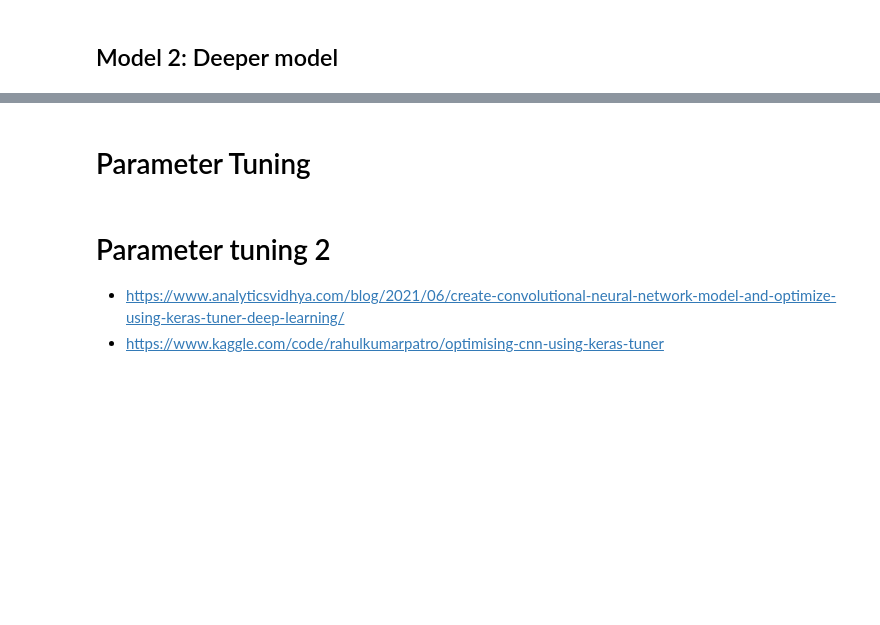
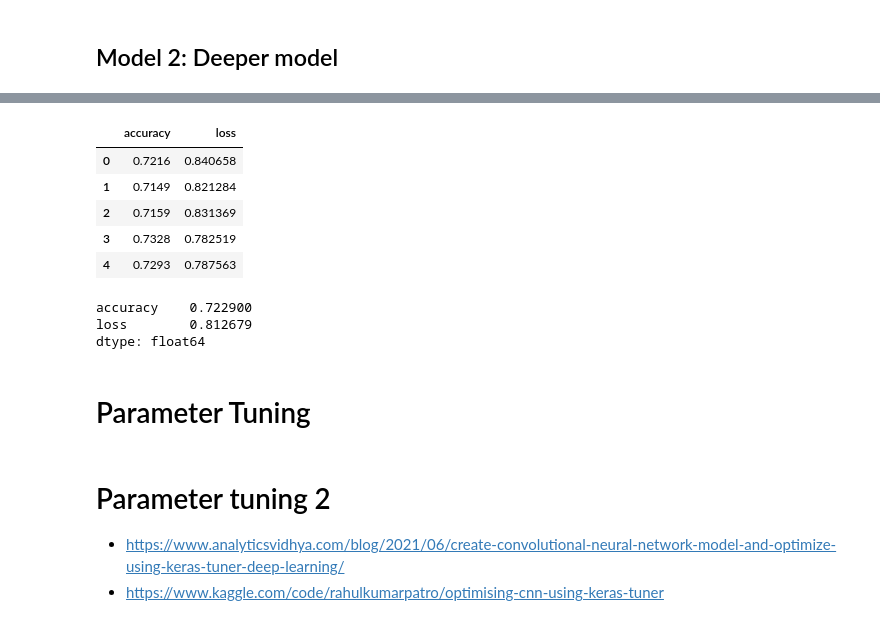
Before and after one commit to mm849/Computer-Vision-Classification, a Jupyter notebook: notebooks/trial2.ipynb, the cells around one changed output, grey strips where cells are left out. Saved outputs shown, nothing was run; the diff lists cells and outputs as text; code cells hidden in the pictures; blank space fills up the shorter version.

```diff
--- a/notebooks/trial2.ipynb
+++ b/notebooks/trial2.ipynb
@@ -329,0 +467,15 @@ result_df
+# %%
+result_df
+# %% [output]
+|  | accuracy | loss |
+| 0 | 0.7216 | 0.840658 |
+| 1 | 0.7149 | 0.821284 |
+| 2 | 0.7159 | 0.831369 |
+| 3 | 0.7328 | 0.782519 |
+| 4 | 0.7293 | 0.787563 |
+# %%
+result_df[['accuracy', 'loss']].mean()
+# %% [output]
+accuracy    0.722900
+loss        0.812679
+dtype: float64
```
Also changed, not shown: parts of 6 cells of this notebook, 2 other files.
